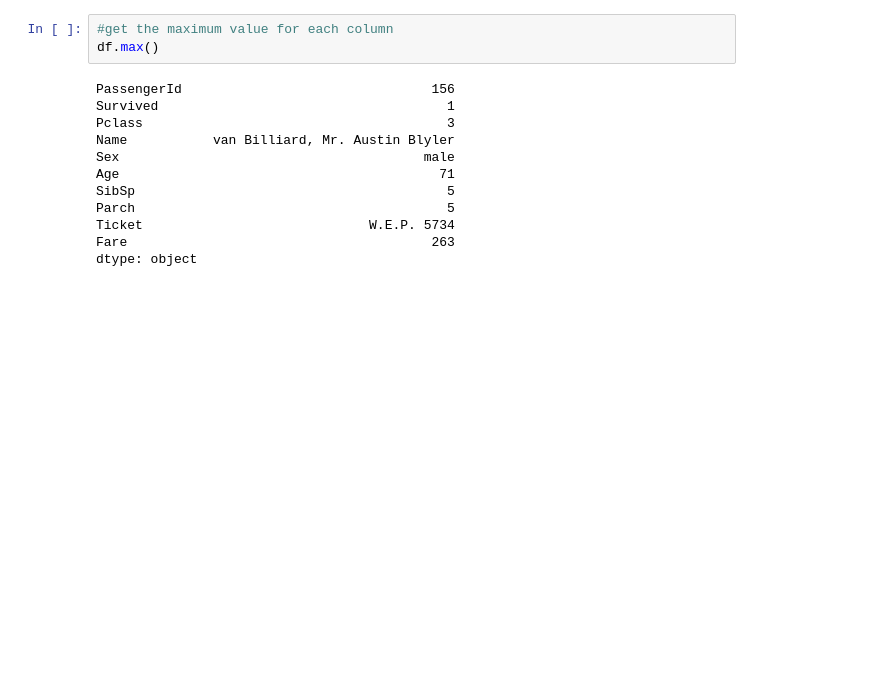
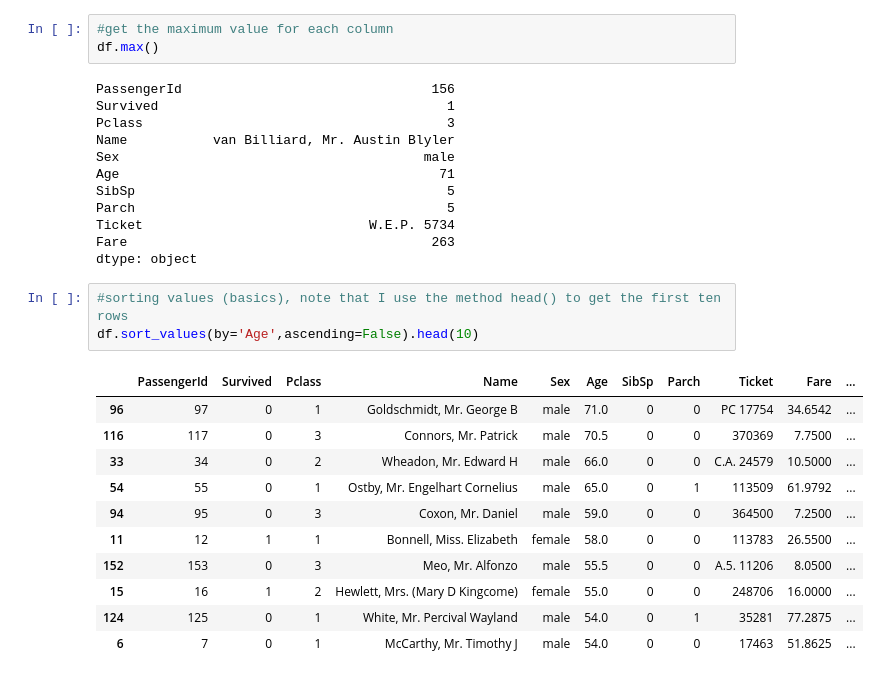
Before and after one commit to fabianoberaldi/pandaslibrary, a Jupyter notebook: Pandas Basics.ipynb, the cells around one changed output. Cells and saved outputs as stored; diff of their text form; blank space fills up the shorter version.

Commit message:
Atualização de arquivo
Adicionado o método sort_values()

```diff
--- a/Pandas Basics.ipynb
+++ b/Pandas Basics.ipynb
@@ -158,3 +158,18 @@ Parch                                        5
 Ticket                             W.E.P. 5734
 Fare                                       263
 dtype: object
+# %%
+#sorting values (basics), note that I use the method head() to get the first ten rows
+df.sort_values(by='Age',ascending=False).head(10)
+# %% [output]
+|  | PassengerId | Survived | Pclass | Name | Sex | Age | SibSp | Parch | Ticket | Fare | ... |
+| 96 | 97 | 0 | 1 | Goldschmidt, Mr. George B | male | 71.0 | 0 | 0 | PC 17754 | 34.6542 | ... |
+| 116 | 117 | 0 | 3 | Connors, Mr. Patrick | male | 70.5 | 0 | 0 | 370369 | 7.7500 | ... |
+| 33 | 34 | 0 | 2 | Wheadon, Mr. Edward H | male | 66.0 | 0 | 0 | C.A. 24579 | 10.5000 | ... |
+| 54 | 55 | 0 | 1 | Ostby, Mr. Engelhart Cornelius | male | 65.0 | 0 | 1 | 113509 | 61.9792 | ... |
+| 94 | 95 | 0 | 3 | Coxon, Mr. Daniel | male | 59.0 | 0 | 0 | 364500 | 7.2500 | ... |
+| 11 | 12 | 1 | 1 | Bonnell, Miss. Elizabeth | female | 58.0 | 0 | 0 | 113783 | 26.5500 | ... |
+| 152 | 153 | 0 | 3 | Meo, Mr. Alfonzo | male | 55.5 | 0 | 0 | A.5. 11206 | 8.0500 | ... |
+| 15 | 16 | 1 | 2 | Hewlett, Mrs. (Mary D Kingcome) | female | 55.0 | 0 | 0 | 248706 | 16.0000 | ... |
+| 124 | 125 | 0 | 1 | White, Mr. Percival Wayland | male | 54.0 | 0 | 1 | 35281 | 77.2875 | ... |
+| 6 | 7 | 0 | 1 | McCarthy, Mr. Timothy J | male | 54.0 | 0 | 0 | 17463 | 51.8625 | ... |
```
Also changed, not shown: parts of 1 cell of this notebook.
